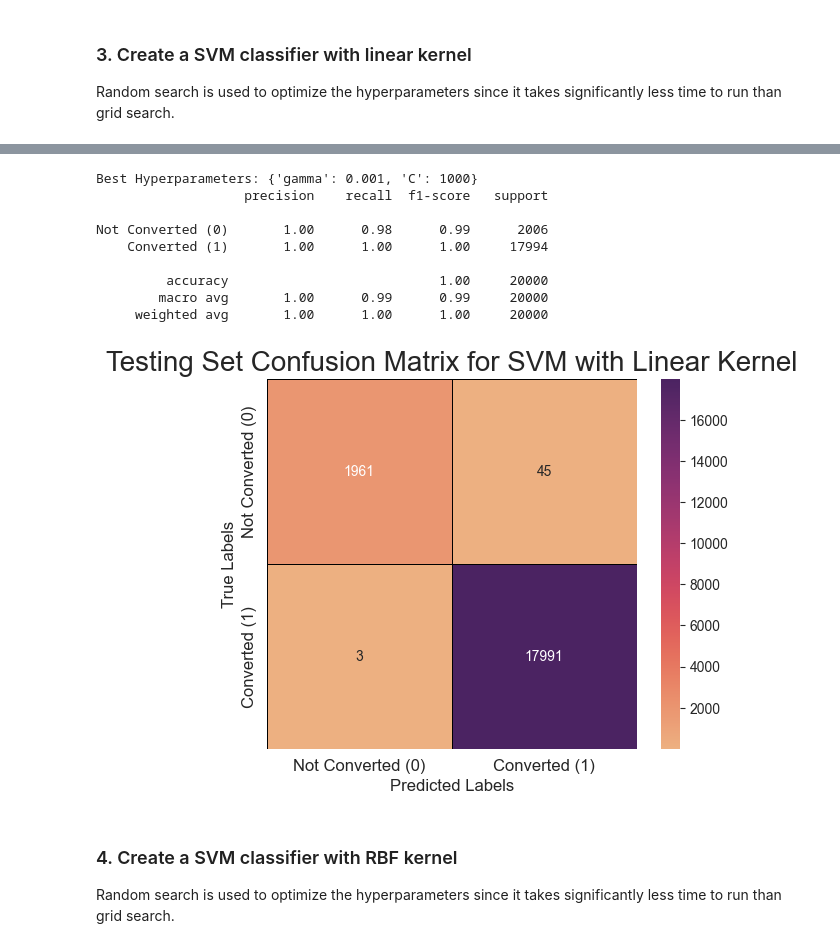
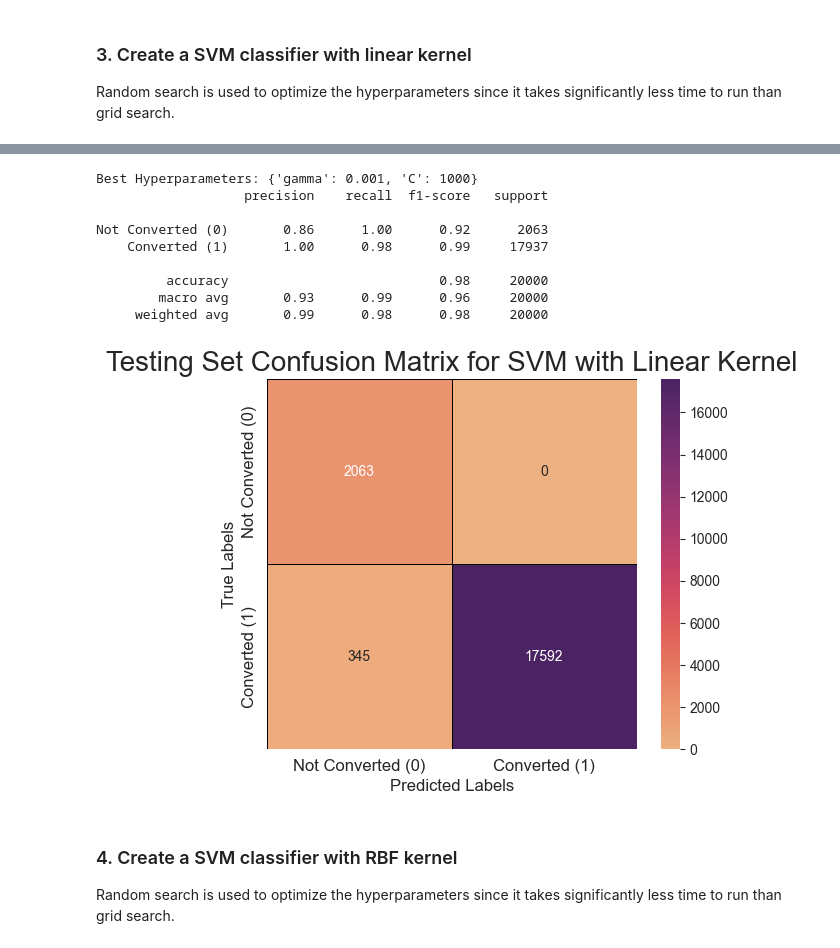
Before and after one commit to DanielDanyang/ECS171-Group10, a Jupyter notebook: svm2.ipynb, the cells around one changed output, grey strips where cells are left out. Drawn from its saved outputs; the diff is of its cells as text; code cells hidden in the pictures.

Commit message:
Update Final Project Code with SVMs
Removed Naive Bayes models since we're not using them and updated the SVM code in the final code we're submitting.

```diff
--- a/svm2.ipynb
+++ b/svm2.ipynb
@@ -12,25 +13,30 @@ import matplotlib.pyplot as plt
 # %%
 # Read in the cleaned CSV file
 df = pd.read_csv('final_project_data.csv')
-
-# Downsampling: Randomly sample 10000 instances from both class 0 and class 1
-# Setting random_state ensures reproducibility for everyone in the group
-df_class_0 = df[df['conversions'] == 0].sample(n=10000, random_state=42)
-df_class_1 = df[df['conversions'] == 1].sample(n=10000, random_state=42)
-
-# Concatenate the sampled data and shuffle (frac=1 returns 100% of the rows in random order)
-df_subset = pd.concat([df_class_0, df_class_1]).sample(frac=1, random_state=42).reset_index(drop=True)
-
 
 # Separate independent and dependent variables
 x = df.iloc[:, :-1]
 y = df.loc[:, ['conversions']]
 
 # Split the training and testing data with a ratio of 80:20
-x_train, x_test, y_train, y_test = train_test_split(x, y, test_size=0.2, random_state=42)
+x_train, x_test, y_train, y_test = train_test_split(x, y, test_size=0.2, random_state=0)
+
+# Show how many instances there are of the 0 class in the training data
+n = x_train[y_train['conversions'] == 0].shape[0]
+print(f'Number of Samples with Minority Class: {n}')
+
+# Downsampling: Randomly sample n instances from both class 0 and class 1 of training data
+# n is number of instances of the minority class in the training data
+# Setting random_state ensures reproducibility for everyone in the group
+df_class_0 = x_train[y_train['conversions'] == 0].sample(n=n, random_state=42)
+
+df_class_1 = x_train[y_train['conversions'] == 1].sample(n=n, random_state=42)
 
 # Combine the balanced classes
-df_balanced = pd.concat([df_class_0, df_class_1])
+x_balanced = pd.concat([df_class_0, df_class_1])
+
+# Get correct indices for 'conversions' for training set
+y_train = y_train.loc[x_balanced.index]
 
 # Convert dependent variable to 1D array to work with sklearn
 y_train = y_train.to_numpy().ravel()
@@ -48,12 +56,12 @@ param_dict = {'C': [0.1, 1, 10, 100, 1000],
 
 # Perform hyperparameter tuning with random search
 random_search = RandomizedSearchCV(model, param_distributions=param_dict, n_iter=10, cv=5, verbose=2, n_jobs=-1)
-random_search.fit(x_train, y_train)
+random_search.fit(x_balanced, y_train)
 
 # Get best model
-best_model = random_search.best_estimator_
+best_linear_model = random_search.best_estimator_
 
 # Make predictions on testing data with best hyperparameters
-y_pred = best_model.predict(x_test)
+y_pred_linear = best_linear_model.predict(x_test)
 # %% [output]
 Fitting 5 folds for each of 10 candidates, totalling 50 fits
@@ -61,34 +101,37 @@ KeyboardInterrupt:
 # %%
+# Save model
+joblib.dump(best_linear_model, 'downsampling_linear_svm.joblib')
+
 # Display best hyperparameters
 print(f'Best Hyperparameters: {random_search.best_params_}')
 
 # Display metrics on the best linear model
-class_report = classification_report(y_test, y_pred, target_names=['Not Converted (0)', 'Converted (1)'])
+class_report = classification_report(y_test, y_pred_linear, target_names=['Not Converted (0)', 'Converted (1)'], digits=4)
 print(class_report)
 
 # Create confusion matrix for the testing set
 matrix_labels = ['Not Converted (0)', 'Converted (1)']
-matrix = confusion_matrix(y_test, y_pred)
+matrix = confusion_matrix(y_test, y_pred_linear)
 ax = plt.subplot()
 sns.heatmap(matrix, annot=True, fmt="g", ax=ax, cmap="flare",
             linewidths=0.5, linecolor="black", square=True)
 ax.set_title("Testing Set Confusion Matrix for SVM with Linear Kernel", fontsize=20)
 ax.set_xlabel("Predicted Labels", fontsize=12)
 ax.set_ylabel("True Labels", fontsize=12)
 ax.xaxis.set_ticklabels(matrix_labels, fontsize=12)
 ax.yaxis.set_ticklabels(matrix_labels, fontsize=12)
 plt.show()
 # %% [output]
 Best Hyperparameters: {'gamma': 0.001, 'C': 1000}
                    precision    recall  f1-score   support
 
-Not Converted (0)       1.00      0.98      0.99      2006
-    Converted (1)       1.00      1.00      1.00     17994
+Not Converted (0)       0.86      1.00      0.92      2063
+    Converted (1)       1.00      0.98      0.99     17937
 
-         accuracy                           1.00     20000
-        macro avg       1.00      0.99      0.99     20000
-     weighted avg       1.00      1.00      1.00     20000
+         accuracy                           0.98     20000
+        macro avg       0.93      0.99      0.96     20000
+     weighted avg       0.99      0.98      0.98     20000
-[figure, old version]
+[figure, new version]
 # %% [markdown]
 ### 4. Create a SVM classifier with RBF kernel
 Random search is used to optimize the hyperparameters since it takes significantly less time to run than grid search.
```
Also changed, not shown: parts of 5 cells of this notebook, 13 other files.
